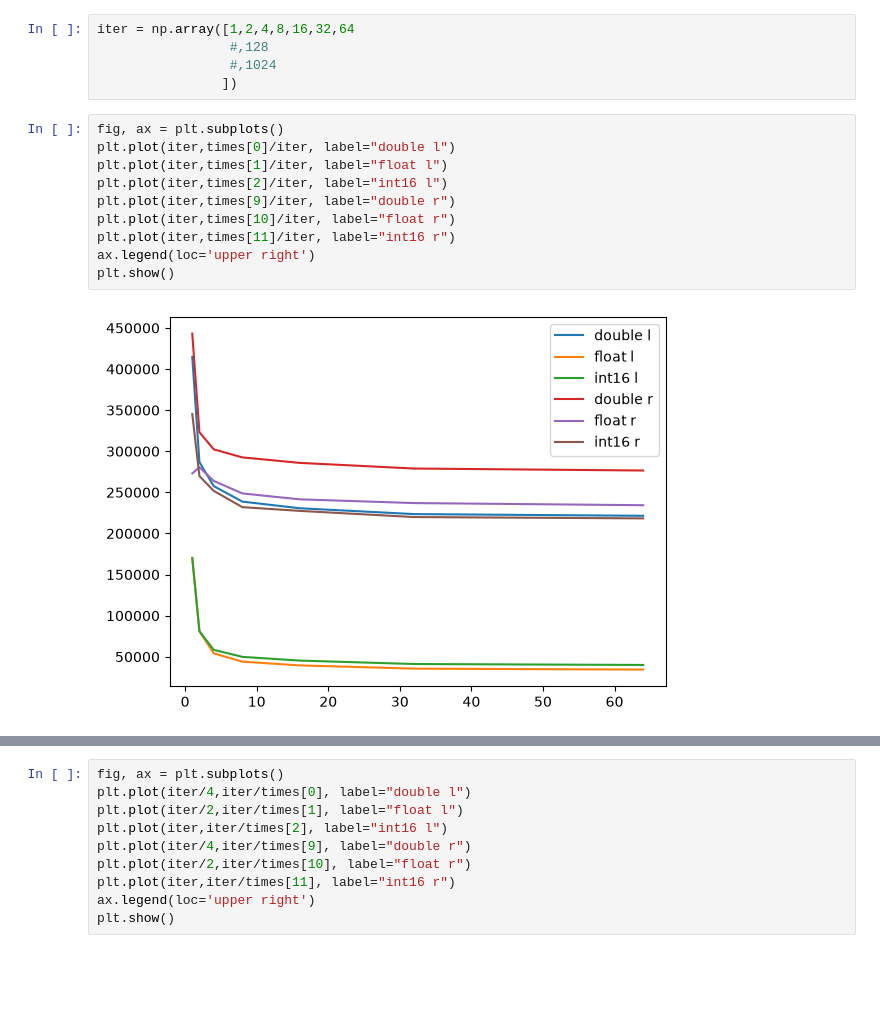
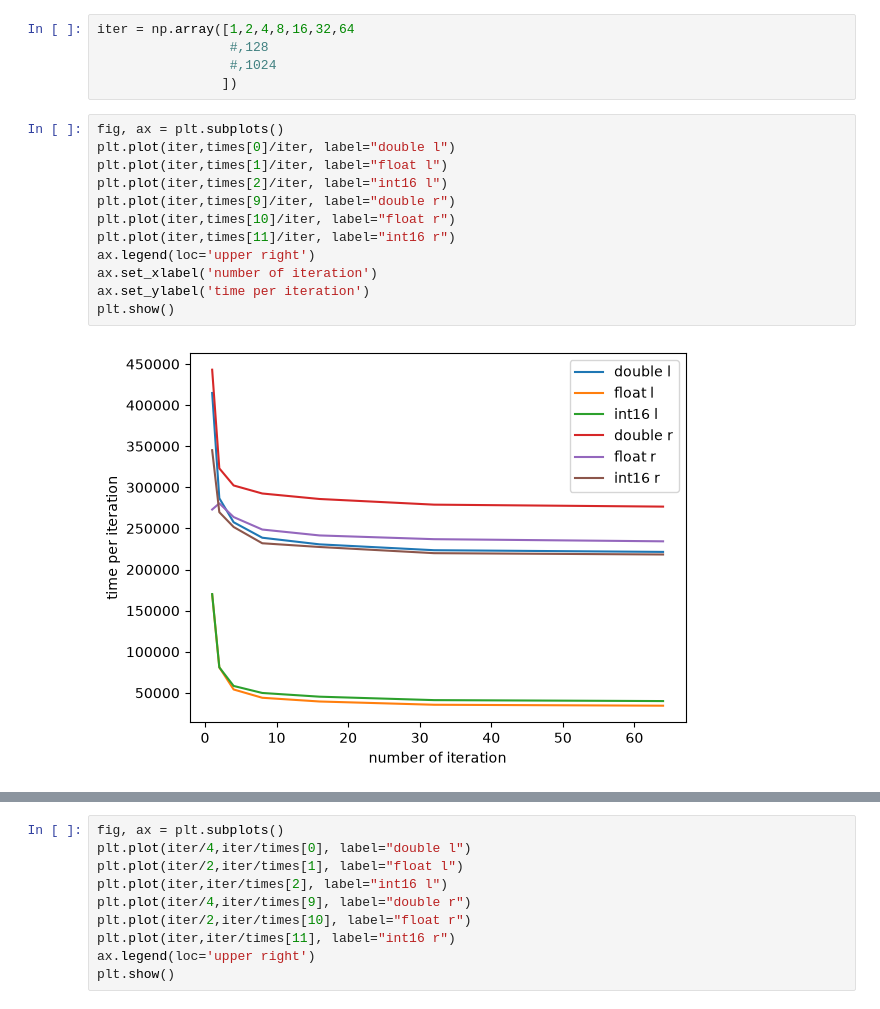
Before and after one commit to VinInn/pyTools, a Jupyter notebook: rooflineT4.ipynb, the cells around one changed output, grey strips where cells are left out. Drawn from its saved outputs; the diff is of its cells as text; blank space fills up the shorter version.

```diff
--- a/rooflineT4.ipynb
+++ b/rooflineT4.ipynb
@@ -42,15 +82,17 @@ iter = np.array([1,2,4,8,16,32,64
 # %%
 fig, ax = plt.subplots()
 plt.plot(iter,times[0]/iter, label="double l")
 plt.plot(iter,times[1]/iter, label="float l")
 plt.plot(iter,times[2]/iter, label="int16 l")
 plt.plot(iter,times[9]/iter, label="double r")
 plt.plot(iter,times[10]/iter, label="float r")
 plt.plot(iter,times[11]/iter, label="int16 r")
 ax.legend(loc='upper right')
+ax.set_xlabel('number of iteration')
+ax.set_ylabel('time per iteration')
 plt.show()
 # %% [output]
-[figure, old version]
+[figure, new version]
 # %%
 fig, ax = plt.subplots()
 plt.plot(iter,iter/times[0], label="double l")
```
Also changed, not shown: parts of 6 cells of this notebook.
